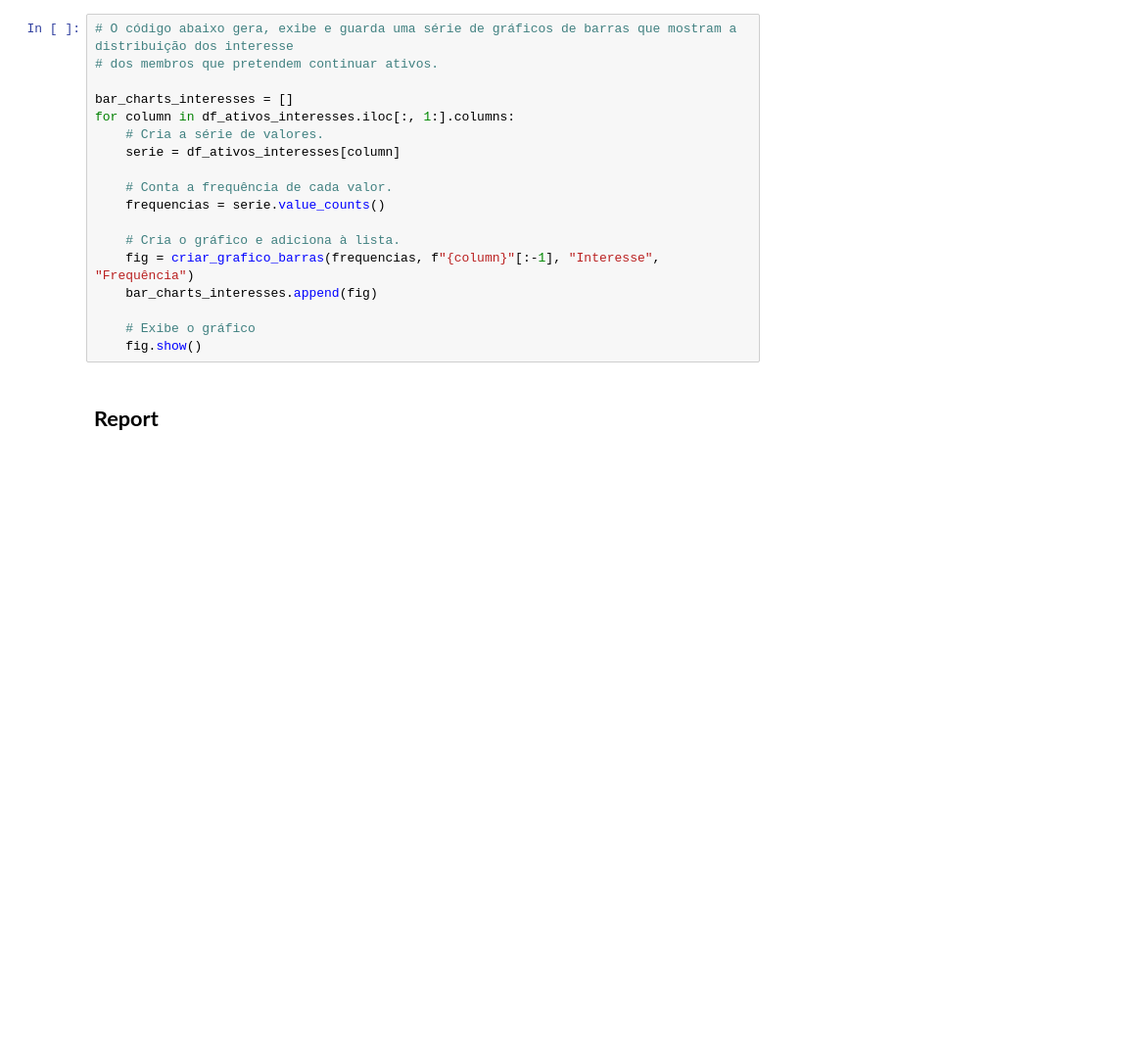
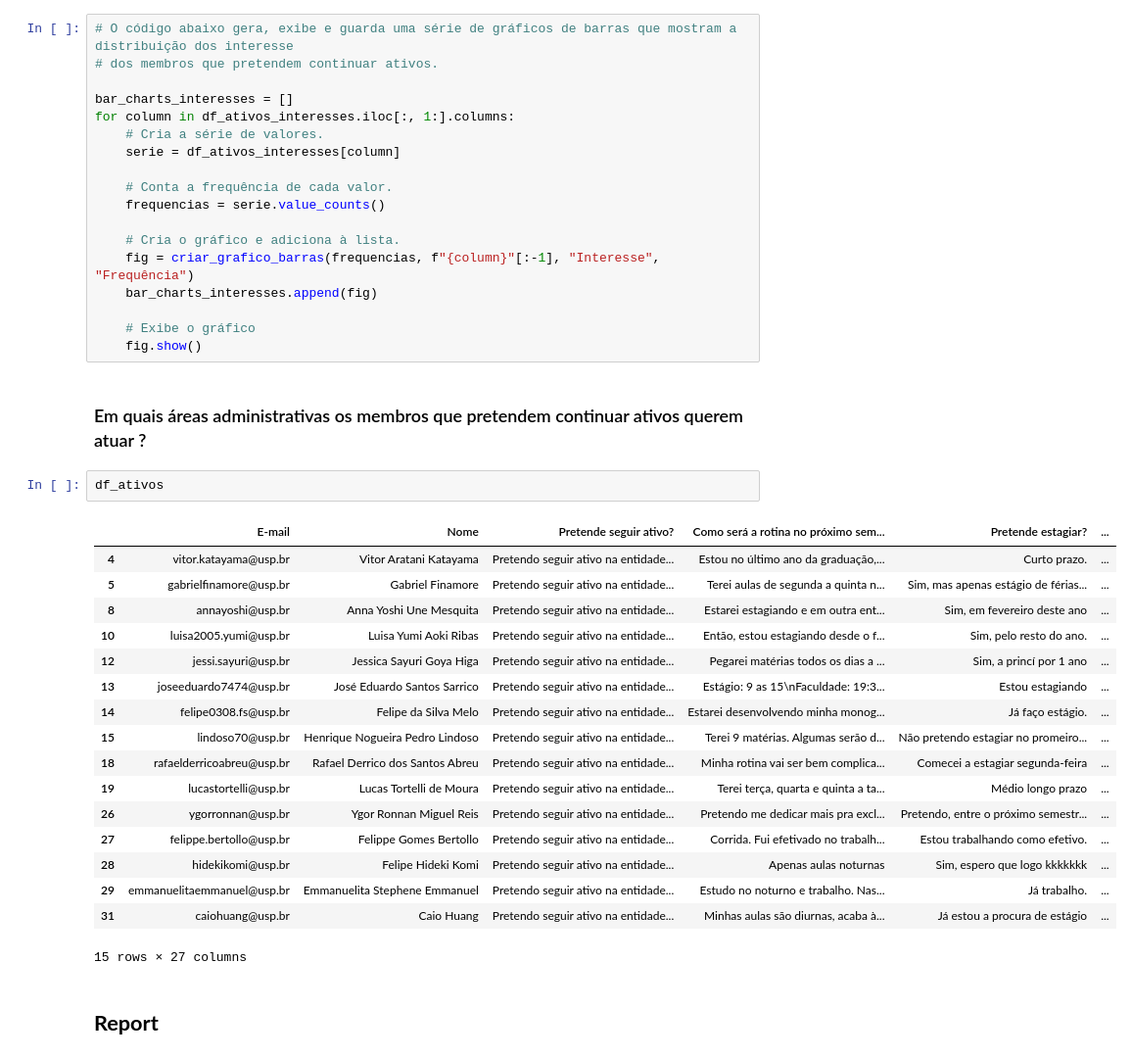
Before and after one commit to GB-Navarro/relatorio-interesses-competencias-fea-dev, a Jupyter notebook: analise_forms.ipynb, the cells around one changed output. Shown at 98% size. Cells and saved outputs as stored; diff of their text form; blank space fills up the shorter version.

```diff
--- a/analise_forms.ipynb
+++ b/analise_forms.ipynb
@@ -492,6 +494,28 @@ for column in df_ativos_interesses.iloc[:, 1:].columns:
 
     # Exibe o gráfico
     fig.show()
+# %% [markdown]
+### Em quais áreas administrativas os membros que pretendem continuar ativos querem atuar ?
+# %%
+df_ativos
+# %% [output]
+|  | E-mail | Nome | Pretende seguir ativo? | Como será a rotina no próximo sem... | Pretende estagiar? | ... |
+| 4 | vitor.katayama@usp.br | Vitor Aratani Katayama | Pretendo seguir ativo na entidade... | Estou no último ano da graduação,... | Curto prazo. | ... |
+| 5 | gabrielfinamore@usp.br | Gabriel Finamore | Pretendo seguir ativo na entidade... | Terei aulas de segunda a quinta n... | Sim, mas apenas estágio de férias... | ... |
+| 8 | annayoshi@usp.br | Anna Yoshi Une Mesquita | Pretendo seguir ativo na entidade... | Estarei estagiando e em outra ent... | Sim, em fevereiro deste ano | ... |
+| 10 | luisa2005.yumi@usp.br | Luisa Yumi Aoki Ribas | Pretendo seguir ativo na entidade... | Então, estou estagiando desde o f... | Sim, pelo resto do ano. | ... |
+| 12 | jessi.sayuri@usp.br | Jessica Sayuri Goya Higa | Pretendo seguir ativo na entidade... | Pegarei matérias todos os dias a ... | Sim, a princí por 1 ano | ... |
+| 13 | joseeduardo7474@usp.br | José Eduardo Santos Sarrico | Pretendo seguir ativo na entidade... | Estágio: 9 as 15\nFaculdade: 19:3... | Estou estagiando | ... |
+| 14 | felipe0308.fs@usp.br | Felipe da Silva Melo | Pretendo seguir ativo na entidade... | Estarei desenvolvendo minha monog... | Já faço estágio. | ... |
+| 15 | lindoso70@usp.br | Henrique Nogueira Pedro Lindoso | Pretendo seguir ativo na entidade... | Terei 9 matérias. Algumas serão d... | Não pretendo estagiar no promeiro... | ... |
+| 18 | rafaelderricoabreu@usp.br | Rafael Derrico dos Santos Abreu | Pretendo seguir ativo na entidade... | Minha rotina vai ser bem complica... | Comecei a estagiar segunda-feira | ... |
+| 19 | lucastortelli@usp.br | Lucas Tortelli de Moura | Pretendo seguir ativo na entidade... | Terei terça, quarta e quinta a ta... | Médio longo prazo | ... |
+| 26 | ygorronnan@usp.br | Ygor Ronnan Miguel Reis | Pretendo seguir ativo na entidade... | Pretendo me dedicar mais pra excl... | Pretendo, entre o próximo semestr... | ... |
+| 27 | felippe.bertollo@usp.br | Felippe Gomes Bertollo | Pretendo seguir ativo na entidade... | Corrida. Fui efetivado no trabalh... | Estou trabalhando como efetivo. | ... |
+| 28 | hidekikomi@usp.br | Felipe Hideki Komi | Pretendo seguir ativo na entidade... | Apenas aulas noturnas | Sim, espero que logo kkkkkkk | ... |
+| 29 | emmanuelitaemmanuel@usp.br | Emmanuelita Stephene Emmanuel | Pretendo seguir ativo na entidade... | Estudo no noturno e trabalho. Nas... | Já trabalho. | ... |
+| 31 | caiohuang@usp.br | Caio Huang | Pretendo seguir ativo na entidade... | Minhas aulas são diurnas, acaba à... | Já estou a procura de estágio | ... |
+15 rows × 27 columns
 # %% [markdown]
 ## **Report**
 # %%
```
Also changed, not shown: parts of 3 cells of this notebook, 3 other files.
